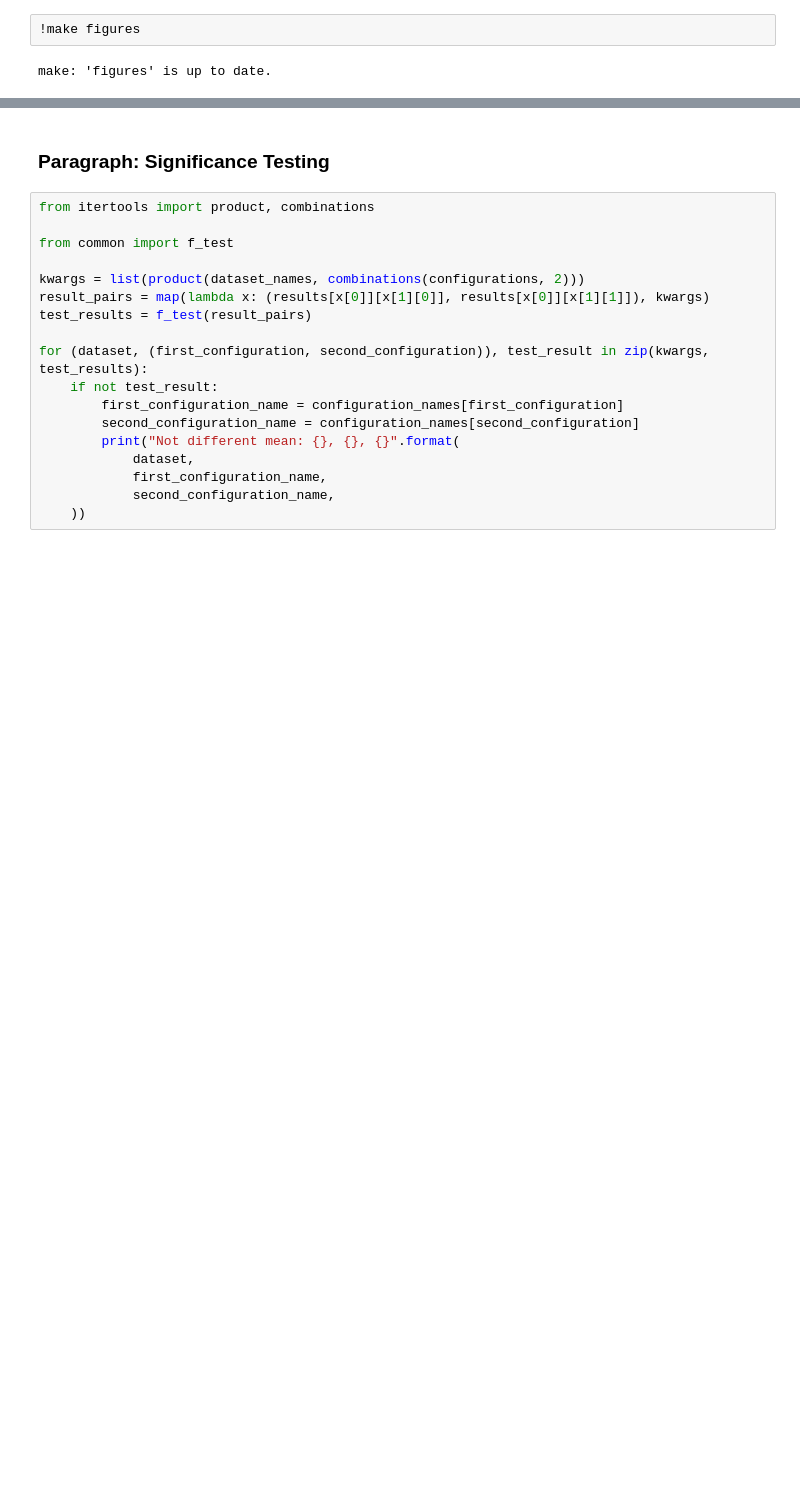
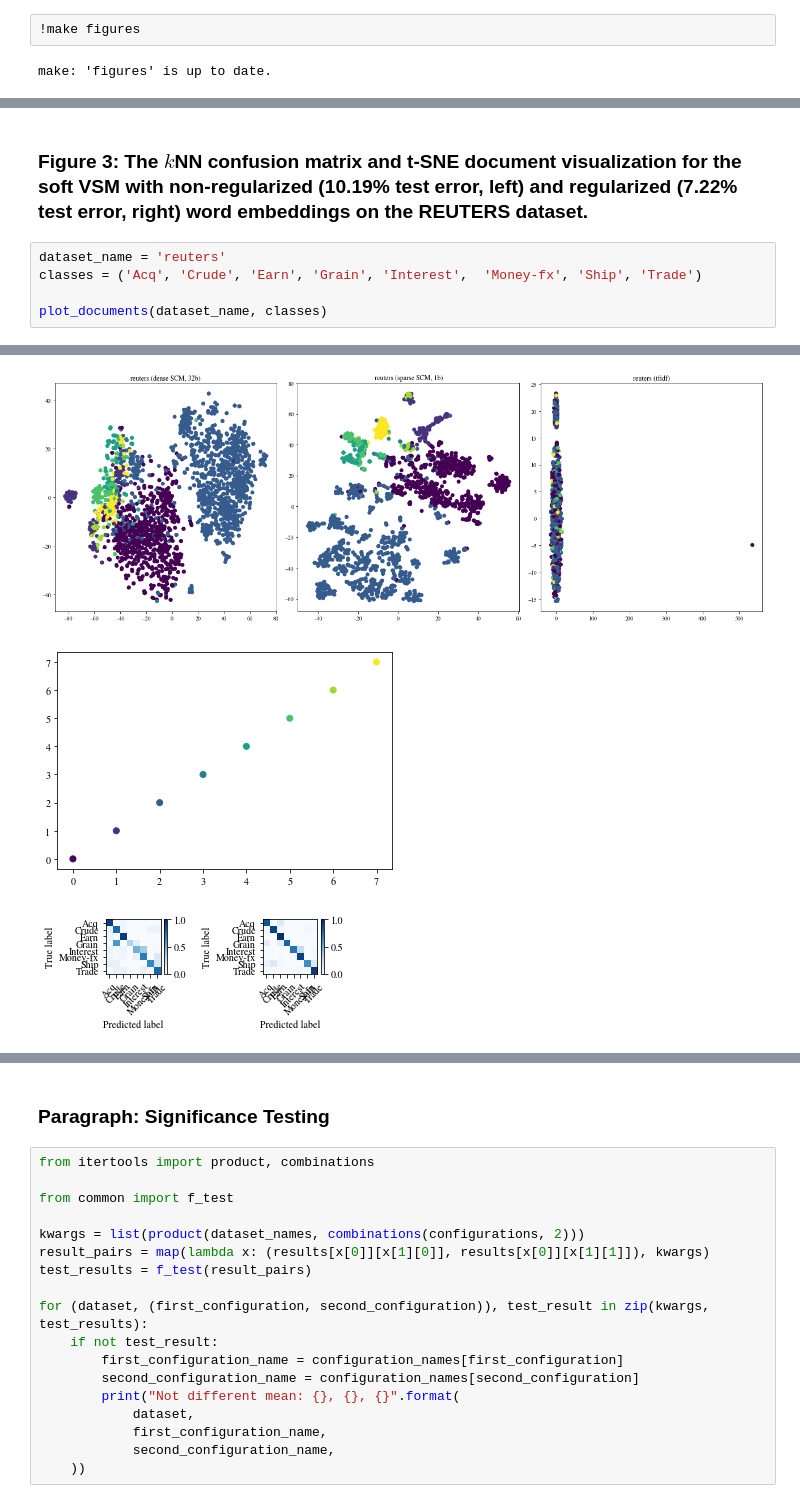
Before and after one commit to MIR-MU/regularized-embeddings, a Jupyter notebook: classification.ipynb, the cells around one changed output, grey strips where cells are left out. Drawn from its saved outputs; the diff is of its cells as text; blank space fills up the shorter version.

```diff
--- a/classification.ipynb
+++ b/classification.ipynb
@@ -229,0 +464,8 @@ make: 'figures' is up to date.
+# %% [markdown]
+### Figure 3: The $k$NN confusion matrix and t-SNE document visualization for the soft VSM with non-regularized (10.19% test error, left) and regularized (7.22% test error, right) word embeddings on the REUTERS dataset.
+# %%
+dataset_name = 'reuters'
+classes = ('Acq', 'Crude', 'Earn', 'Grain', 'Interest',  'Money-fx', 'Ship', 'Trade')
+
+plot_documents(dataset_name, classes)
+# %% [output]
@@ -229,0 +478,3 @@ make: 'figures' is up to date.
+[figure, added]
+[figure, added]
+[figure, added]
```
Also changed, not shown: parts of 62 cells of this notebook, 5 other files.
